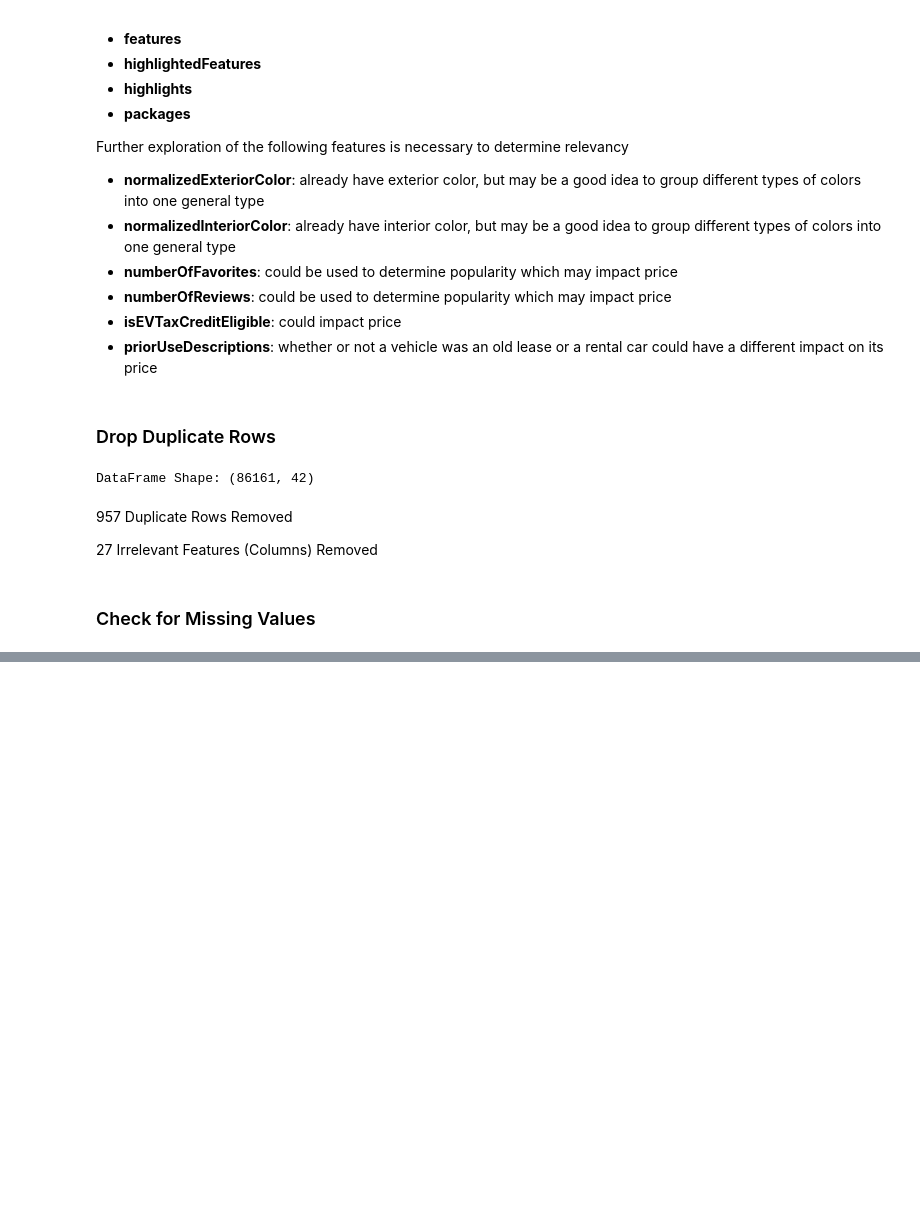
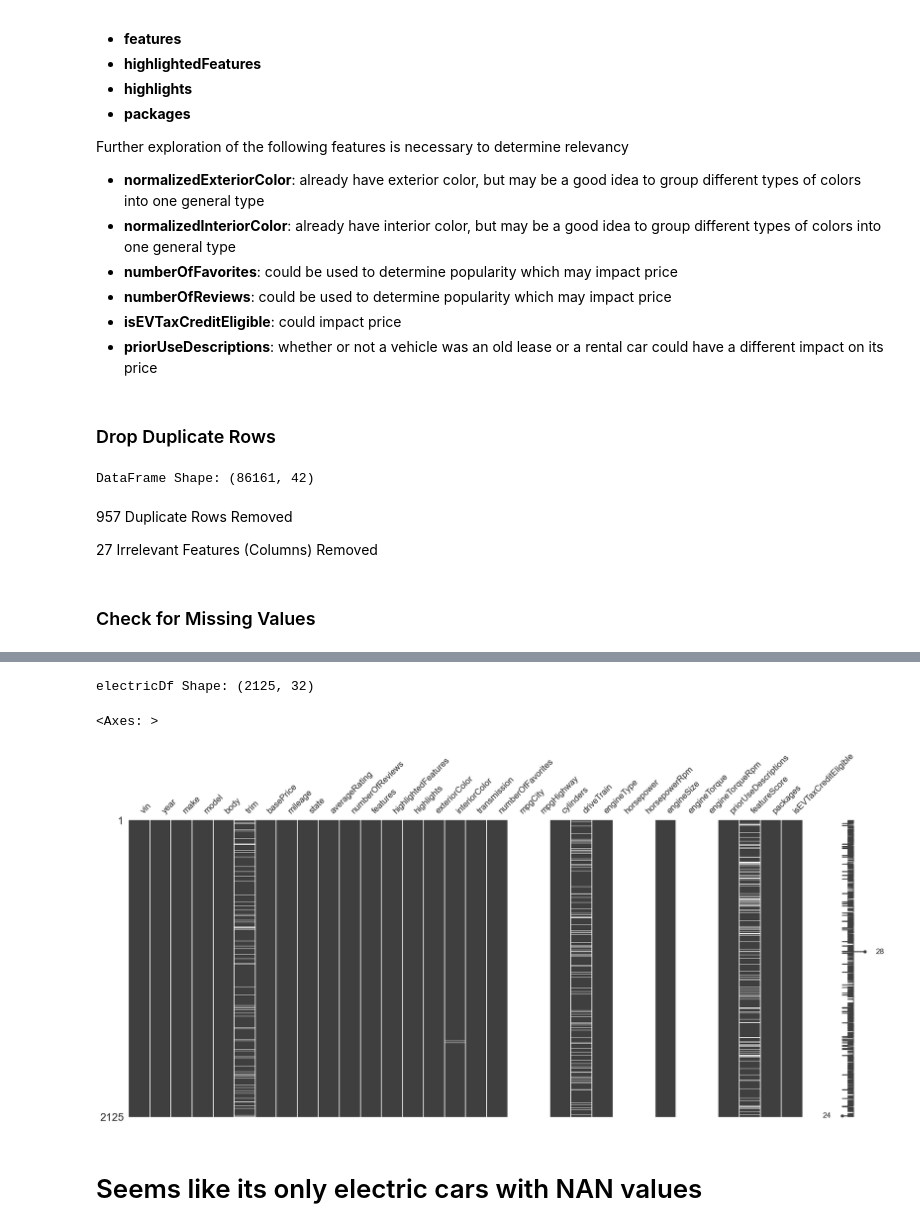
Before and after one commit to demyasa/Predictive-Analysis-of-Car-Trade-In-Values, a Jupyter notebook: EDA_2.ipynb, the cells around one changed output, grey strips where cells are left out. Cells and saved outputs as stored; diff of their text form; code cells hidden in the pictures; blank space fills up the shorter version.

```diff
--- a/EDA_2.ipynb
+++ b/EDA_2.ipynb
@@ -199,0 +260,13 @@ There are 25 columns that have missing values.
+# %%
+# Create a dataframe consisting of Electric and Hybrid engines
+electricDf = df[df['engineType'] == 'Electric']
+print("electricDf Shape:", electricDf.shape)
+electricDf.head(5)
+
+msno.matrix(electricDf)
+# %% [output]
+electricDf Shape: (2125, 32)
+<Axes: >
+[figure, added]
+# %% [markdown]
+# Seems like its only electric cars with NAN values
```
Also changed, not shown: parts of 9 cells of this notebook.
